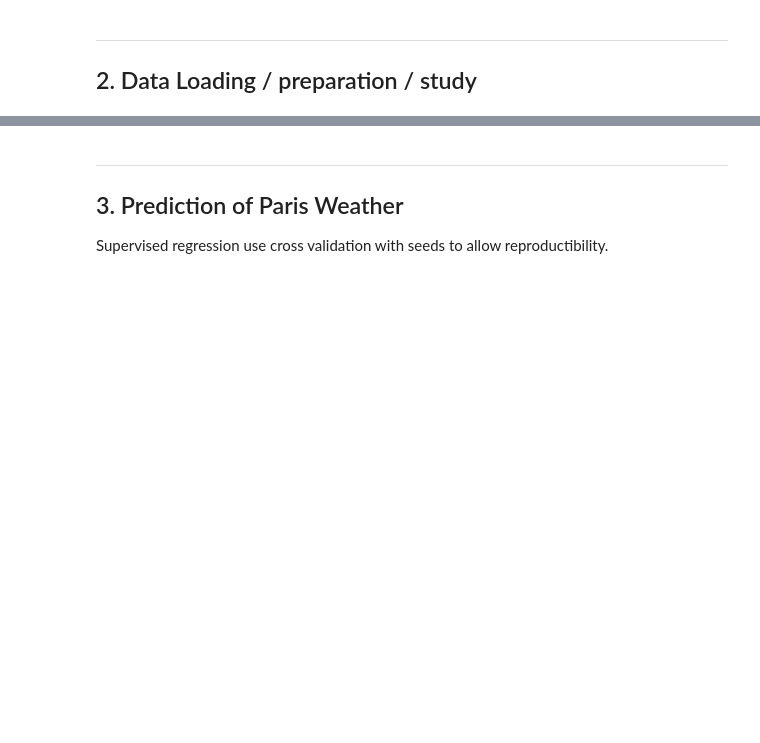
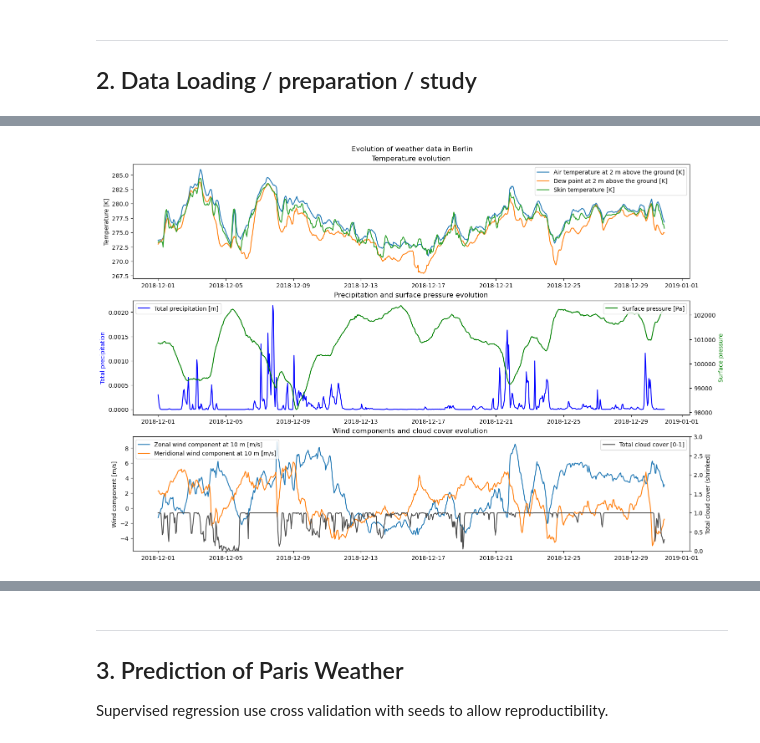
Before and after one commit to waddason/ML_ClimateEnergy_project2024, a Jupyter notebook: Main.ipynb, the cells around one changed output, grey strips where cells are left out. Cells and saved outputs as stored; diff of their text form; code cells hidden in the pictures; blank space fills up the shorter version.

```diff
--- a/Main.ipynb
+++ b/Main.ipynb
@@ -109,0 +176,11 @@ Some datasets were prepared in DataFrame format:
+# %%
+# Example of data for Berlin December 2018
+city: str = "berlin"
+start_date: str = "2018-12-01"
+end_date: str = "2018-12-30"
+berlin_data_dec_2018: pd.DataFrame = weather_stations_data[city].loc[
+    start_date:end_date
+]
+display_weather_features(berlin_data_dec_2018, city)
+# %% [output]
+[figure, added]
```
Also changed, not shown: parts of 44 cells of this notebook, 5 other files.
